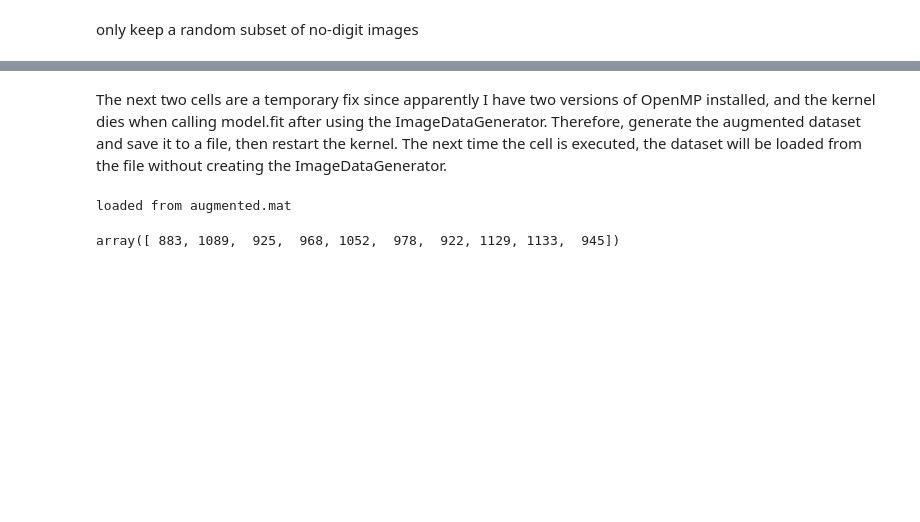
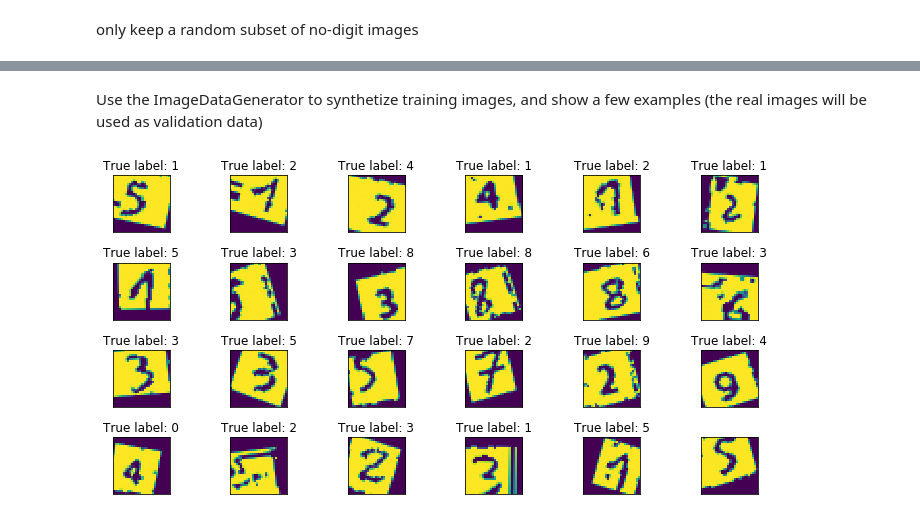
Before and after one commit to e-dorigatti/sudoku_solver, a Jupyter notebook: recognize_digits.ipynb, the cells around one changed output, grey strips where cells are left out. Drawn from its saved outputs; the diff is of its cells as text; code cells hidden in the pictures; blank space fills up the shorter version.

Commit message:
properly using the image data generator

```diff
--- a/recognize_digits.ipynb
+++ b/recognize_digits.ipynb
@@ -82,58 +82,30 @@ array([52, 53, 45, 47, 51, 48, 45, 55, 55, 46])
-# %% [markdown]
-The next two cells are a temporary fix since apparently I have two versions of OpenMP installed, and the kernel dies when calling model.fit after using the ImageDataGenerator. Therefore, generate the augmented dataset and save it to a file, then restart the kernel. The next time the cell is executed, the dataset will be loaded from the file without creating the ImageDataGenerator.
+# %% [markdown]
+Use the ImageDataGenerator to synthetize training images, and show a few examples (the real images will be used as validation data)
 # %%
-augmented_fname = 'augmented.mat'
-if os.path.exists(augmented_fname):
-    with open(augmented_fname, 'rb') as f:
-        X_train, y_train = pickle.load(f)
-    print('loaded from', augmented_fname)
-else:
-    idg = ImageDataGenerator(
-        samplewise_center=True,
-        samplewise_std_normalization=True,
-        rotation_range=10,
-        width_shift_range=0.2,
-        height_shift_range=0.2,
-        shear_range=0.1,
-        zoom_range=0.1,
-    )
+idg = ImageDataGenerator(
+    samplewise_center=True,
+    samplewise_std_normalization=True,
+    rotation_range=20,
+    width_shift_range=0.2,
+    height_shift_range=0.2,
+    shear_range=0.1,
+    zoom_range=0.1,
+    #preprocessing_function=discretize,
+)
 
-    idg.fit(X_all)
+idg.fit(X_all)
 
-    example = next(idg.flow(X_all, batch_size=24))
-    plt.figure(figsize=(10, 5))
-    for i, img in enumerate(example):
-        # every sample is normalized to have zero mean
-        img[img > 0] = 1
-        img[img < 0] = 0
+example = next(idg.flow(X_all, y_all, batch_size=24))
+plt.figure(figsize=(10, 5))
+for i, (img, label) in enumerate(zip(*example)):
+    plt.title('True label: %s' % np.argmax(label))
+    plt.subplot(4, 6, i + 1)
+    plt.imshow(img[:, :, 0])
+    plt.xticks([])
+    plt.yticks([])
 
-        plt.subplot(4, 6, i + 1)
-        plt.imshow(img[:, :, 0])
-        plt.xticks([])
-        plt.yticks([])
-
-    plt.tight_layout()
-    plt.show()
-
-    augmented_dataset_x = []
-    augmented_dataset_y = []
-    for batch_x, batch_y in idg.flow(X_all, y_all, batch_size=24):
-        augmented_dataset_x.extend(batch_x)
-        augmented_dataset_y.extend(batch_y)
-        if len(augmented_dataset_x) > 10000:
-            break
-
-    X_train, y_train = np.array(augmented_dataset_x), np.array(augmented_dataset_y)
-    X_train.shape, y_train.shape
-
-    with open(augmented_fname, 'wb') as f:
-        pickle.dump((X_train, y_train), f)
-
-    print('dumped to %s, please restart the kernel' % augmented_fname)
+plt.tight_layout()
+plt.show()
 # %% [output]
-loaded from augmented.mat
+[figure, added]
-# %%
-y_train.sum(axis=0)
-# %% [output]
-array([ 883, 1089,  925,  968, 1052,  978,  922, 1129, 1133,  945])
 # %%
```
Also changed, not shown: parts of 7 cells of this notebook.
